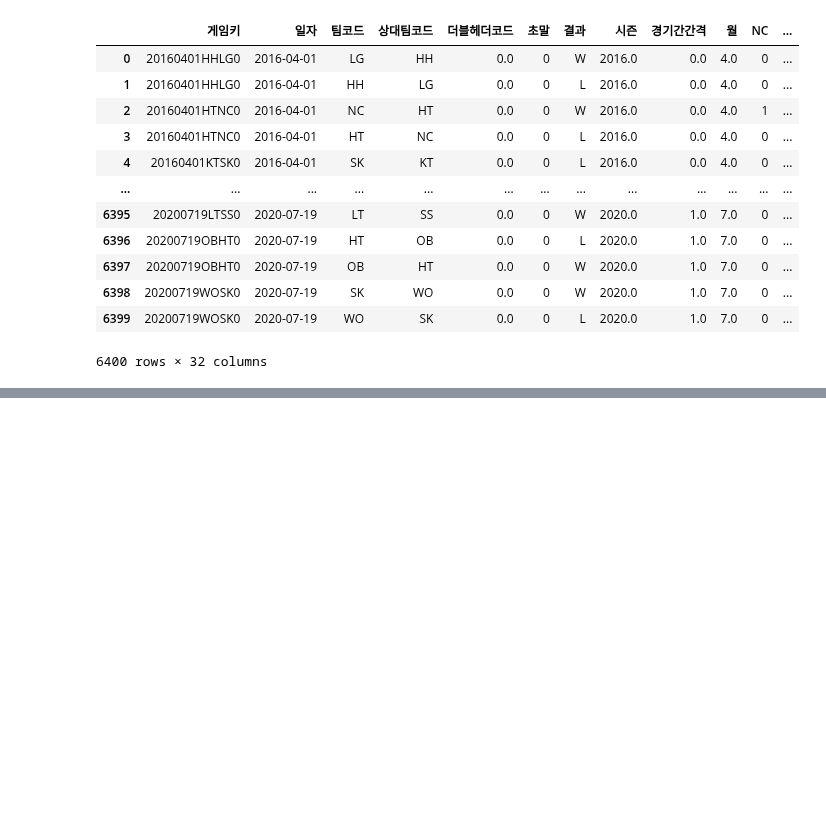
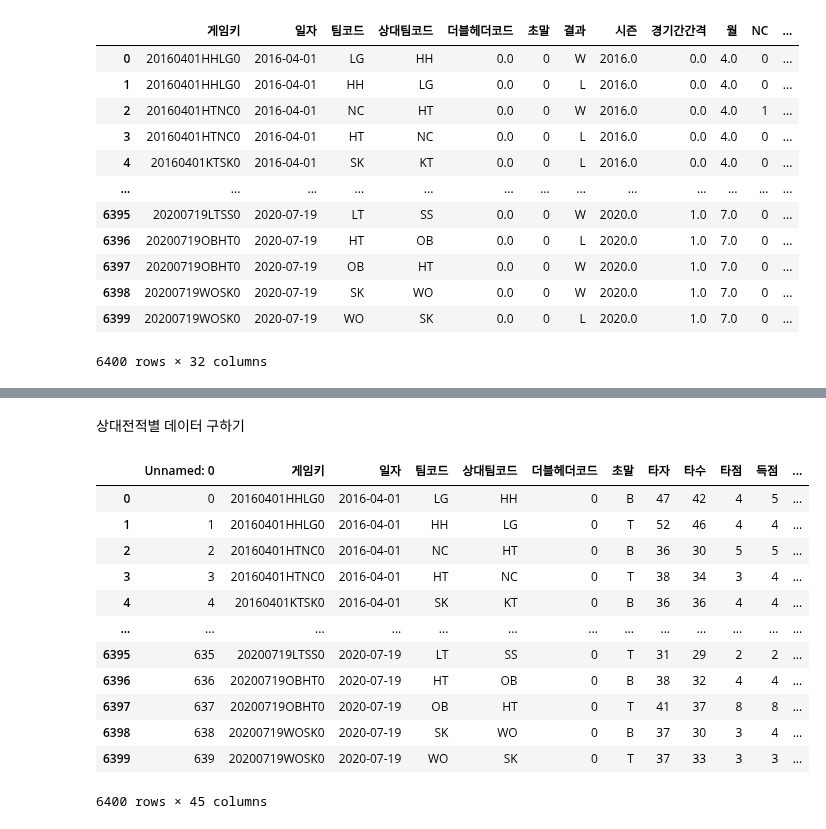
Before and after one commit to seonghunYang/big_contest2020, a Jupyter notebook: EDA12_1차_최종_변수처리.ipynb, the cells around one changed output, grey strips where cells are left out. Cells and saved outputs as stored; diff of their text form; code cells hidden in the pictures; blank space fills up the shorter version.

Commit message:
상대전적별 데이터 최종 처리

```diff
--- a/EDA12_1차_최종_변수처리.ipynb
+++ b/EDA12_1차_최종_변수처리.ipynb
@@ -192,0 +195,24 @@ team_data.fillna(0)
+# %% [markdown]
+상대전적별 데이터 구하기
+# %%
+vs_hitter = pd.read_csv('./gdrive/My Drive/빅콘테스트2020/EDA결과/EDA7-개인타자_상대별_세이버매트릭스_합본.csv', encoding='utf-8-sig')
+vs_team_hitter = pd.read_csv('./gdrive/My Drive/빅콘테스트2020/EDA결과/EDA7-팀타자_상대별_세이버매트릭스_합본.csv', encoding='utf-8-sig')
+vs_pitcher = pd.read_csv('./gdrive/My Drive/빅콘테스트2020/EDA결과/EDA8-상대전적_개안투수_세이버 매트릭스_합본.csv', encoding='utf-8-sig')
+vs_team_pitcher = pd.read_csv('./gdrive/My Drive/빅콘테스트2020/EDA결과/EDA8-상대전적_팀투수_세이버 매트릭스_합본.csv', encoding='utf-8-sig')
+# team_data = pd.read_csv('./gdrive/My Drive/빅콘테스트2020/EDA결과/최근/1차_최종_공통.csv', encoding='utf-8-sig')
+# %%
+vs_team_hitter
+# %% [output]
+|  | Unnamed: 0 | 게임키 | 일자 | 팀코드 | 상대팀코드 | 더블헤더코드 | 초말 | 타자 | 타수 | 타점 | 득점 | ... |
+| 0 | 0 | 20160401HHLG0 | 2016-04-01 | LG | HH | 0 | B | 47 | 42 | 4 | 5 | ... |
+| 1 | 1 | 20160401HHLG0 | 2016-04-01 | HH | LG | 0 | T | 52 | 46 | 4 | 4 | ... |
+| 2 | 2 | 20160401HTNC0 | 2016-04-01 | NC | HT | 0 | B | 36 | 30 | 5 | 5 | ... |
+| 3 | 3 | 20160401HTNC0 | 2016-04-01 | HT | NC | 0 | T | 38 | 34 | 3 | 4 | ... |
+| 4 | 4 | 20160401KTSK0 | 2016-04-01 | SK | KT | 0 | B | 36 | 36 | 4 | 4 | ... |
+| ... | ... | ... | ... | ... | ... | ... | ... | ... | ... | ... | ... | ... |
+| 6395 | 635 | 20200719LTSS0 | 2020-07-19 | LT | SS | 0 | T | 31 | 29 | 2 | 2 | ... |
+| 6396 | 636 | 20200719OBHT0 | 2020-07-19 | HT | OB | 0 | B | 38 | 32 | 4 | 4 | ... |
+| 6397 | 637 | 20200719OBHT0 | 2020-07-19 | OB | HT | 0 | T | 41 | 37 | 8 | 8 | ... |
+| 6398 | 638 | 20200719WOSK0 | 2020-07-19 | SK | WO | 0 | B | 37 | 30 | 3 | 4 | ... |
+| 6399 | 639 | 20200719WOSK0 | 2020-07-19 | WO | SK | 0 | T | 37 | 33 | 3 | 3 | ... |
+6400 rows × 45 columns
```
Also changed, not shown: parts of 5 cells of this notebook.
